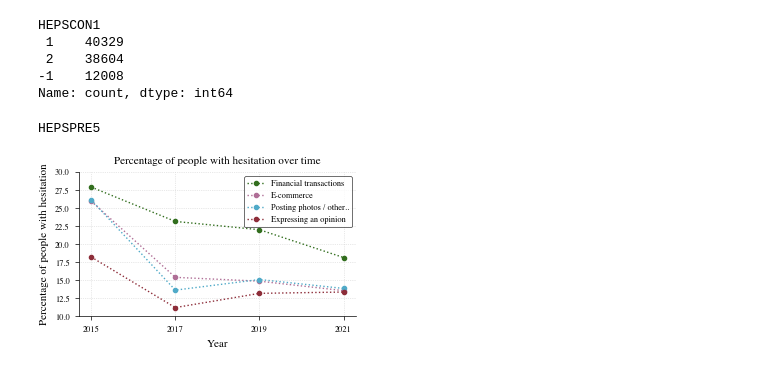
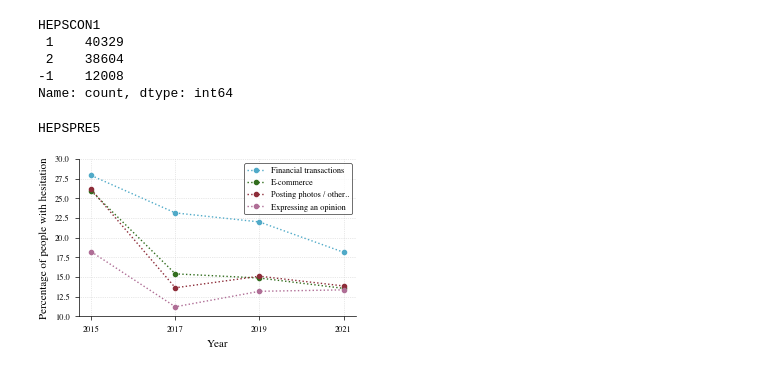
Before and after one commit to swag2198/data-literacy, a Jupyter notebook: exp/Time_series_data.ipynb, the cells around one changed output. Cells and saved outputs as stored; diff of their text form; code cells hidden in the pictures.

```diff
--- a/exp/Time_series_data.ipynb
+++ b/exp/Time_series_data.ipynb
@@ -54,7 +54,7 @@ HEPSCON1
 -1    12008
 Name: count, dtype: int64
 # %%
-colors = [rgb.tue_darkgreen, rgb.tue_violet, rgb.tue_lightblue, rgb.tue_red]
+colors = [ rgb.tue_lightblue, rgb.tue_darkgreen, rgb.tue_red, rgb.tue_violet]
 
 with plt.rc_context({**bundles.icml2022(column='half', nrows=1, ncols=1, usetex=False), **tueplots.axes.lines()}):
 
@@ -79,32 +79,32 @@ with plt.rc_context({**bundles.icml2022(column='half', nrows=1, ncols=1, usetex=
 
         if not skip:
             # Plot the concern percentages
             ax.plot(
                 years,
                 concern_percentages,
                 label=ACTIVITIES_MAP_SHORT[concern][:22]+".." if len(ACTIVITIES_MAP_SHORT[concern]) > 22 else ACTIVITIES_MAP_SHORT[concern],
                 color = colors[idx],
                 ls=':',
                 marker="."
                 )
 
     ax.set_xlabel("Year")
     ax.set_ylabel("Percentage of people with hesitation")
-    ax.set_title("Percentage of people with hesitation over time")
+    # ax.set_title("Percentage of people with hesitation over time")
     ax.set_ylim([10,30])
 
     # Add spines
     ax.spines["top"].set(visible = False)
     ax.spines["right"].set(visible = False)
     ax.grid(True, color = "lightgrey", ls = ":")
 
     # Set ticks
     ax.set_xticks(years)
 
     plt.legend()
     plt.savefig("../res/figures/activity_over_time.pdf")
     plt.show()
     plt.close(fig)
 # %% [output]
 HEPSPRE5
-[figure, old version]
+[figure, new version]
```
Also changed, not shown: 29 other files.
